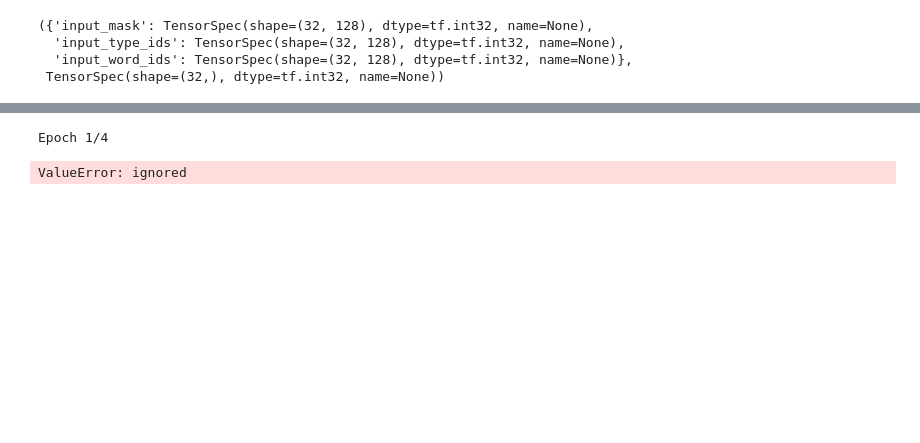
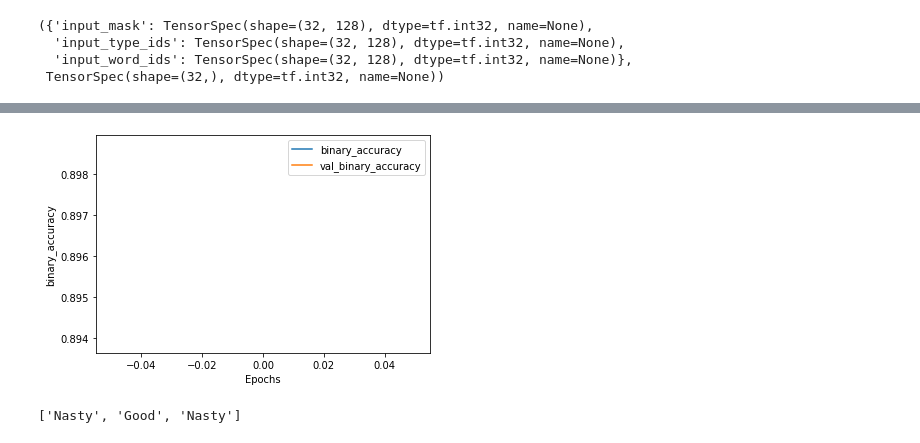
Before and after one commit to mathluva/Bert-Toxic-Comments, a Jupyter notebook: Toxic_Comments.ipynb, the cells around one changed output, grey strips where cells are left out. Drawn from its saved outputs; the diff is of its cells as text; code cells hidden in the pictures; blank space fills up the shorter version.

```diff
--- a/Toxic_Comments.ipynb
+++ b/Toxic_Comments.ipynb
@@ -346,6 +279,6 @@ tf.keras.utils.plot_model(model = model, show_shapes=True, dpi = 76)
 # Train model
 #fit data to model
 #takes about 10 min to train
-epochs = 4
+epochs = 1
 history = model.fit(train_data, validation_data= valid_data, epochs = epochs, verbose =1)
 # %% [output]
@@ -354,9 +286,24 @@ InvalidArgumentError: ignored
-# %%
-# Train model
-#fit data to model
-#takes about 10 min to train
-epochs = 4
-history = model.fit(train_data, validation_data= valid_data, epochs = epochs, verbose =1)
-# %% [output]
-Epoch 1/4
-ValueError: ignored
+# %%
+import matplotlib.pyplot as plt
+
+def plot_graphs(history, metric):
+  plt.plot(history.history[metric])
+  plt.plot(history.history['val_'+metric], '')
+  plt.xlabel("Epochs")
+  plt.ylabel(metric)
+  plt.legend([metric, 'val_'+metric])
+  plt.show()
+# %%
+plot_graphs(history, 'binary_accuracy')
+# %% [output]
+[figure, added]
+# %%
+#practice examples
+sample_example = ["you are ignorant", " I am not ignorant", " I fucking love this song"]
+test_data = tf.data.Dataset.from_tensor_slices((sample_example, [0] *len(sample_example)))
+test_data = (test_data.map(to_feature_map).batch(1))
+preds = model.predict(test_data)
+threshold = .4 #between 0 and 1
+['Nasty' if pred >=threshold else 'Good' for pred in preds]
+# %% [output]
+['Nasty', 'Good', 'Nasty']
```
Also changed, not shown: parts of 24 cells of this notebook.
